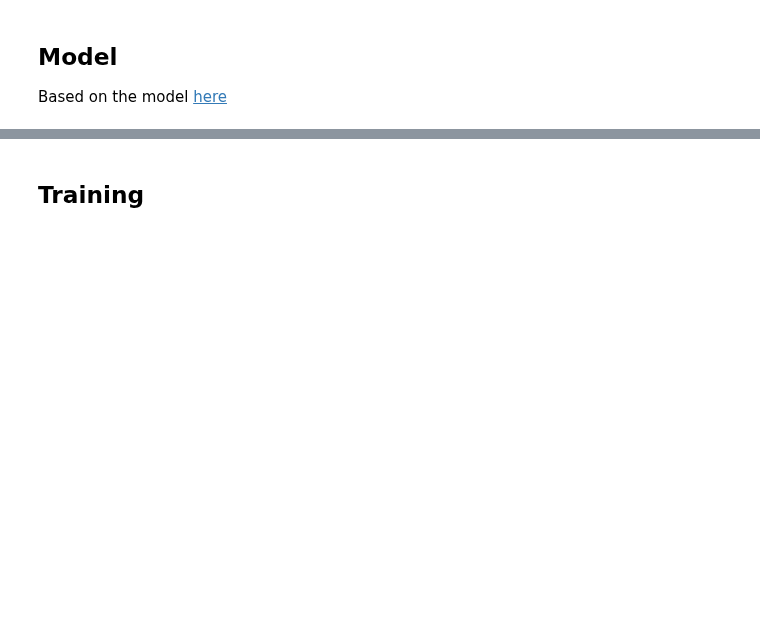
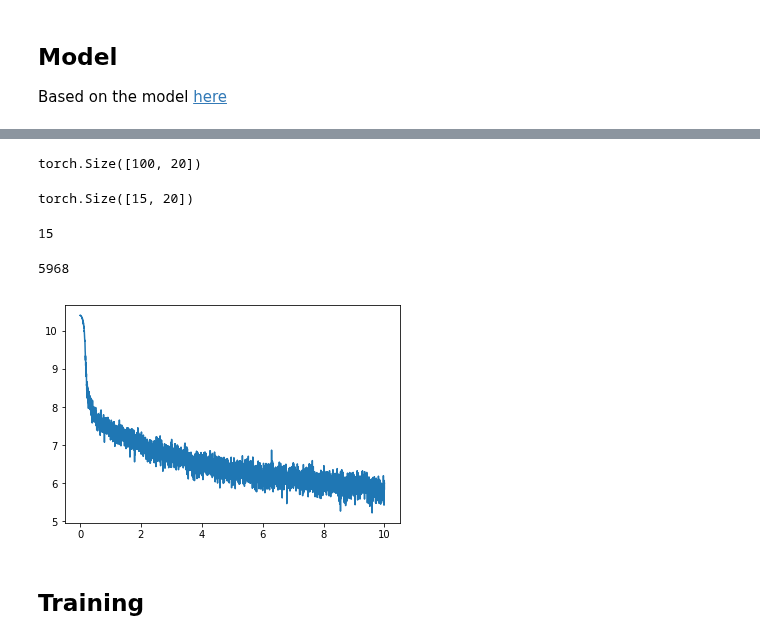
Before and after one commit to yanneta/dl-course, a Jupyter notebook: rnn-language-model.ipynb, the cells around one changed output, grey strips where cells are left out. Saved outputs shown, nothing was run; the diff lists cells and outputs as text; code cells hidden in the pictures; blank space fills up the shorter version.

Commit message:
fixing language model

```diff
--- a/rnn-language-model.ipynb
+++ b/rnn-language-model.ipynb
@@ -149,0 +136,6 @@ class RNNModel(nn.Module):
+# %%
+def get_batch(source, i, bptt, evaluation=False):
+    seq_len = min(bptt, len(source) - 1 - i)
+    data = Variable(source[i:i+seq_len], volatile=evaluation)
+    target = Variable(source[i+1:i+1+seq_len].view(-1))
+    return data, target
@@ -149,0 +178,21 @@ class RNNModel(nn.Module):
+# %%
+data = torch.LongTensor(list(range(2005)))
+d = batchify2(data, 20)
+d.size()
+# %% [output]
+torch.Size([100, 20])
+# %%
+def get_batch(source, i, bptt, evaluation=False):
+    seq_len = min(bptt, len(source) - 1 - i)
+    data = Variable(source[i:i+seq_len], volatile=evaluation)
+    target = Variable(source[i+1:i+1+seq_len].view(-1))
+    return data, target
+# %%
+x, y = get_batch(d, i=0, bptt=15)
+x.data.shape
+# %% [output]
+torch.Size([15, 20])
+# %%
+len(x)
+# %% [output]
+15
@@ -149,0 +235,17 @@ class RNNModel(nn.Module):
+# %%
+nemb = 300
+nhid = 300
+nlayers = 2
+ntokens = len(corpus.dictionary)
+model = RNNModel(ntokens, nemb, nhid, nlayers).cuda()
+lrs, losses = LR_range_finder(model, train_data)
+# %%
+len(lrs)
+# %% [output]
+5968
+# %%
+import matplotlib.pyplot as plt
+plt.plot(lrs, losses)
+plt.show()
+# %% [output]
+[figure, added]
```
Also changed, not shown: parts of 29 cells of this notebook.
